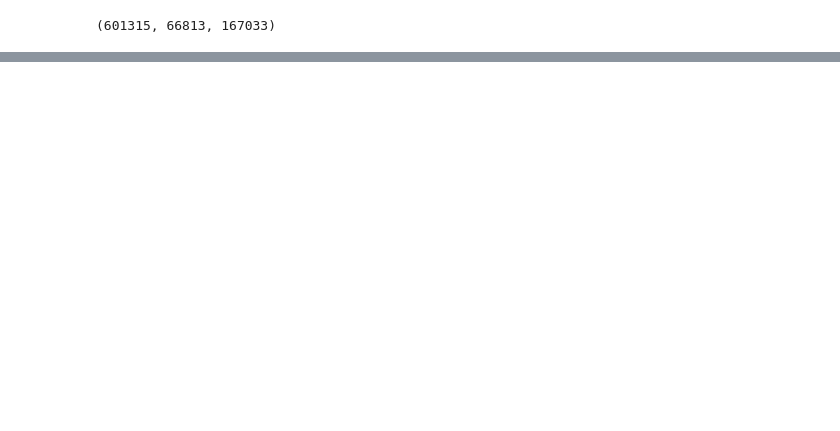
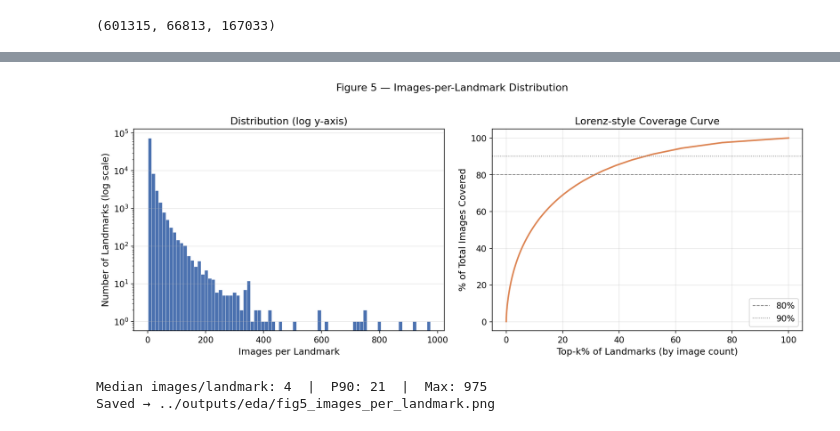
Before and after one commit to fhrzn/geocir, a Jupyter notebook: notebooks/datasplit.ipynb, the cells around one changed output, grey strips where cells are left out. Saved outputs shown, nothing was run; the diff lists cells and outputs as text; code cells hidden in the pictures; blank space fills up the shorter version.

```diff
--- a/notebooks/datasplit.ipynb
+++ b/notebooks/datasplit.ipynb
@@ -60,0 +429,50 @@ test_df.write_csv("/mnt/yokoyamalab-nas/gldv2-full/csv/v2/test.csv")
+# %%
+# ── Figure 5: Images-per-landmark distribution (log scale) ─────────────────────
+# Why: exposes the long-tail structure — most landmarks have few images, a few have
+#      many. This directly drives retrieval difficulty and is essential context.
+
+lm_counts = all_df.group_by("landmark_id").agg(pl.len().alias("n_images")).to_pandas()
+
+fig, axes = plt.subplots(1, 2, figsize=(13, 5))
+
+# Left: log-scale histogram
+axes[0].hist(
+    lm_counts["n_images"], bins=80, color="#4C72B0", edgecolor="white", linewidth=0.3
+)
+axes[0].set_yscale("log")
+axes[0].set_xlabel("Images per Landmark")
+axes[0].set_ylabel("Number of Landmarks (log scale)")
+axes[0].set_title("Distribution (log y-axis)")
+axes[0].grid(axis="y", alpha=0.3)
+
+# Right: cumulative % of data covered by top-k landmarks
+lm_sorted = lm_counts.sort_values("n_images", ascending=False).reset_index(drop=True)
+lm_sorted["cumsum"] = lm_sorted["n_images"].cumsum()
+lm_sorted["cum_pct"] = lm_sorted["cumsum"] / lm_sorted["n_images"].sum() * 100
+lm_sorted["landmark_rank_pct"] = (lm_sorted.index + 1) / len(lm_sorted) * 100
+
+axes[1].plot(
+    lm_sorted["landmark_rank_pct"], lm_sorted["cum_pct"], color="#DD8452", lw=2
+)
+axes[1].axhline(80, color="gray", ls="--", lw=1, label="80%")
+axes[1].axhline(90, color="gray", ls=":", lw=1, label="90%")
+axes[1].set_xlabel("Top-k% of Landmarks (by image count)")
+axes[1].set_ylabel("% of Total Images Covered")
+axes[1].set_title("Lorenz-style Coverage Curve")
+axes[1].legend()
+axes[1].grid(alpha=0.3)
+
+fig.suptitle("Figure 5 — Images-per-Landmark Distribution", y=1.02)
+plt.tight_layout()
+plt.savefig(OUT_DIR / "fig5_images_per_landmark.png")
+plt.show()
+
+p50 = lm_counts["n_images"].median()
+p90 = lm_counts["n_images"].quantile(0.90)
+pmax = lm_counts["n_images"].max()
+print(f"Median images/landmark: {p50:.0f}  |  P90: {p90:.0f}  |  Max: {pmax}")
+print(f"Saved → {OUT_DIR / 'fig5_images_per_landmark.png'}")
+# %% [output]
+[figure, added]
+Median images/landmark: 4  |  P90: 21  |  Max: 975
+Saved → ../outputs/eda/fig5_images_per_landmark.png
```
Also changed, not shown: parts of 33 cells of this notebook, 28 other files.
